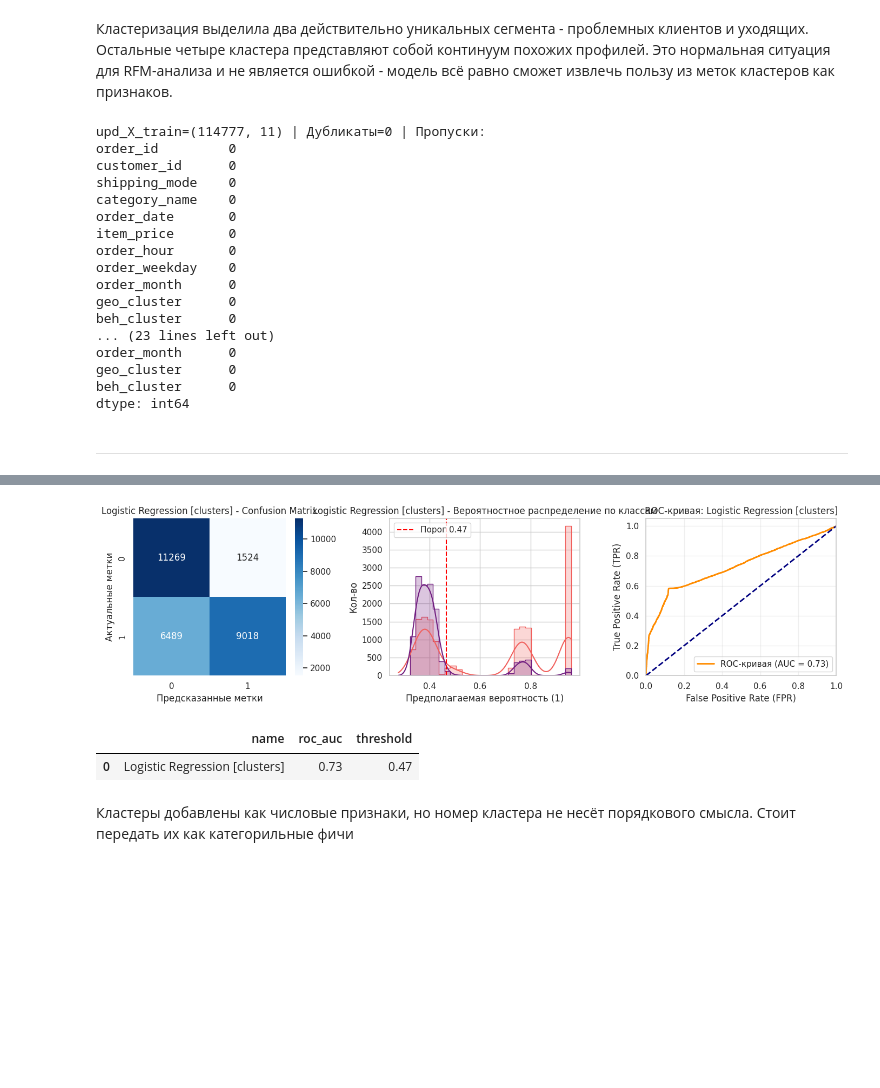
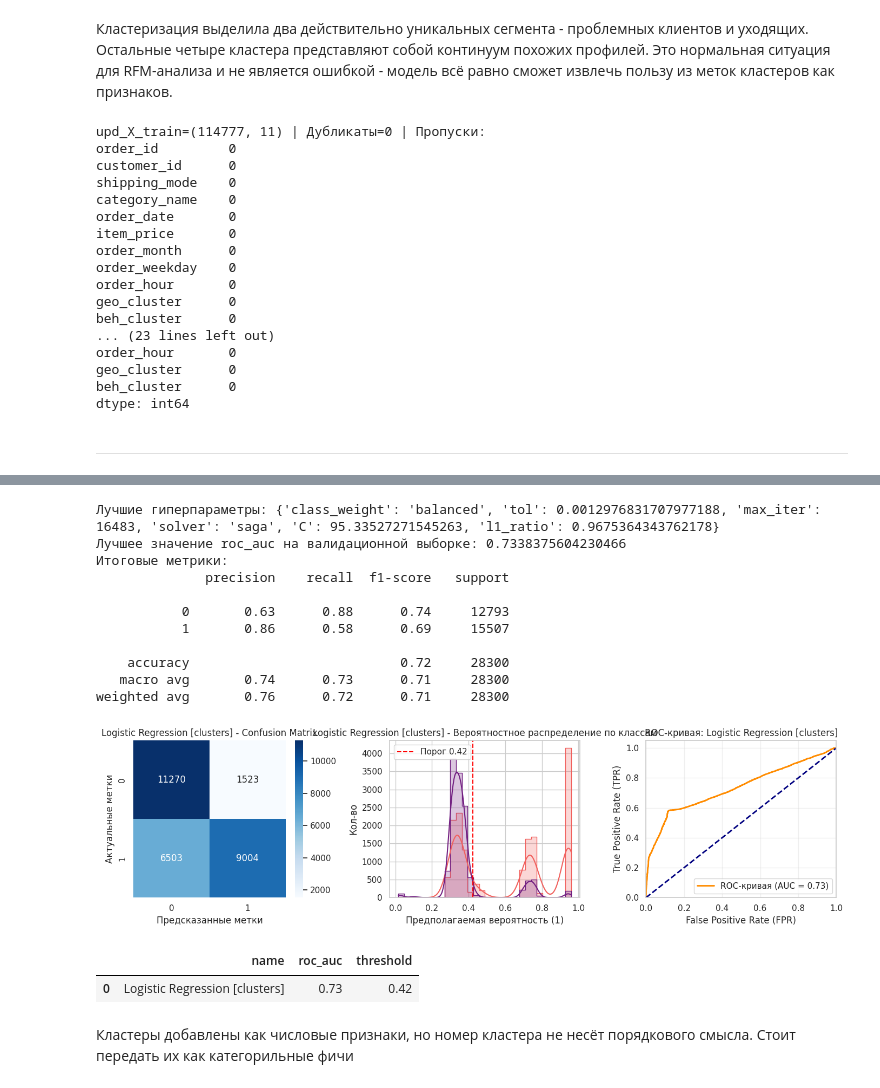
Before and after one commit to KatsayArtemDev/ML, a Jupyter notebook: classification/identifying_delivery_risks/identifying_delivery_risks_predictor.ipynb, the cells around one changed output, grey strips where cells are left out. Saved outputs shown, nothing was run; the diff lists cells and outputs as text; code cells hidden in the pictures; blank space fills up the shorter version.

```diff
--- a/classification/identifying_delivery_risks/identifying_delivery_risks_predictor.ipynb
+++ b/classification/identifying_delivery_risks/identifying_delivery_risks_predictor.ipynb
@@ -184,3 +184,16 @@ dtypes: float32(1), int16(1), int32(1), int8(1), object(3)
 memory usage: 6.0+ MB
 # %% [markdown]
 Вывод: загружены два датасета: профили 20 652 уникальных клиентов и 180 519 заказов. Пропуски отсутствуют в обеих таблицах, типы данных корректны. Колонка order_date хранится как object и требует преобразования в datetime. В среднем на одного клиента приходится около 8–9 заказов, что говорит о достаточной представленности повторных покупок для поведенческой кластеризации.
+# %%
+print(f"Дубликатов в customers: {customers_df.duplicated().sum()}")
+print(f"Дубликатов в orders: {orders_df.duplicated().sum()}")
+
+customers_df = customers_df.drop_duplicates().reset_index(drop=True)
+orders_df = orders_df.drop_duplicates().reset_index(drop=True)
+
+orphans = orders_df[~orders_df['customer_id'].isin(customers_df['customer_id'])]
+if not orphans.empty:
+    print(f"Найдено заказов без профиля клиента: {len(orphans)}")
+    orders_df = orders_df[orders_df['customer_id'].isin(customers_df['customer_id'])].reset_index(drop=True)
+else:
+    print("Заказов без профиля не найдено")
@@ -186,0 +204,8 @@ memory usage: 6.0+ MB
+# %%
+orders_df['order_date'] = pd.to_datetime(orders_df['order_date'])
+orders_df['order_month'] = orders_df['order_date'].dt.month
+orders_df['order_weekday'] = orders_df['order_date'].dt.weekday
+orders_df['order_hour'] = orders_df['order_date'].dt.hour
+
+orders_df.info()
+orders_df.head()
@@ -468,13 +521,2 @@ print(f"Дельта [orders_df]: {init_orders_len - upd_orders_len} | {(upd_ord
 # %% [markdown]
 ---
-# %%
-def extract_datetime_features(df: pd.DataFrame, date_col: str = 'order_date') -> pd.DataFrame:
-    df = df.copy()
-    df[date_col] = pd.to_datetime(df[date_col])
-    df['order_hour'] = df[date_col].dt.hour
-    df['order_weekday'] = df[date_col].dt.weekday
-    df['order_month'] = df[date_col].dt.month
-
-    return df
-
-orders_df = extract_datetime_features(orders_df)
@@ -1043,13 +1116,13 @@ shipping_mode    0
 category_name    0
 order_date       0
 item_price       0
+order_month      0
+order_weekday    0
 order_hour       0
-order_weekday    0
-order_month      0
 geo_cluster      0
 beh_cluster      0
 ... (23 lines left out)
-order_month      0
+order_hour       0
 geo_cluster      0
 beh_cluster      0
 dtype: int64
@@ -1063,7 +1136,8 @@ lr_best_params, lr_threshold = \
         "Logistic Regression [clusters]",
         upd_X_train, y_train,
         upd_X_val, y_val,
-        num_cols + clusters,
-        cat_col_ohe, cat_col_target
+        num_cols,
+        cat_col_ohe + clusters,
+        cat_col_target
     )
 # %% [output]
@@ -1088,6 +1167,17 @@ weighted avg       0.76      0.72      0.71     28300
+Лучшие гиперпараметры: {'class_weight': 'balanced', 'tol': 0.0012976831707977188, 'max_iter': 16483, 'solver': 'saga', 'C': 95.33527271545263, 'l1_ratio': 0.9675364343762178}
+Лучшее значение roc_auc на валидационной выборке: 0.7338375604230466
+Итоговые метрики:
+              precision    recall  f1-score   support
+
+           0       0.63      0.88      0.74     12793
+           1       0.86      0.58      0.69     15507
+
+    accuracy                           0.72     28300
+   macro avg       0.74      0.73      0.71     28300
+weighted avg       0.76      0.72      0.71     28300
-[figure, old version]
+[figure, new version]
 |  | name | roc_auc | threshold |
-| 0 | Logistic Regression [clusters] | 0.73 | 0.47 |
+| 0 | Logistic Regression [clusters] | 0.73 | 0.42 |
 # %% [markdown]
 Кластеры добавлены как числовые признаки, но номер кластера не несёт порядкового смысла. Стоит передать их как категорильные фичи
 # %%
```
Also changed, not shown: parts of 20 cells of this notebook.
